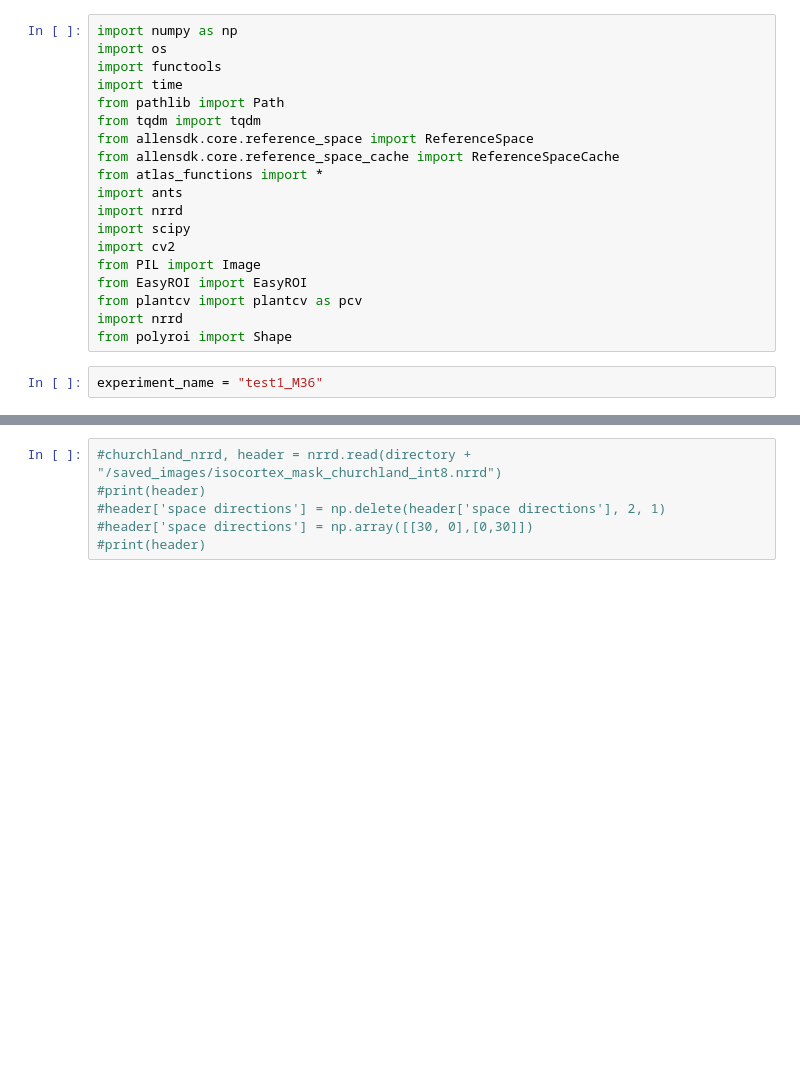
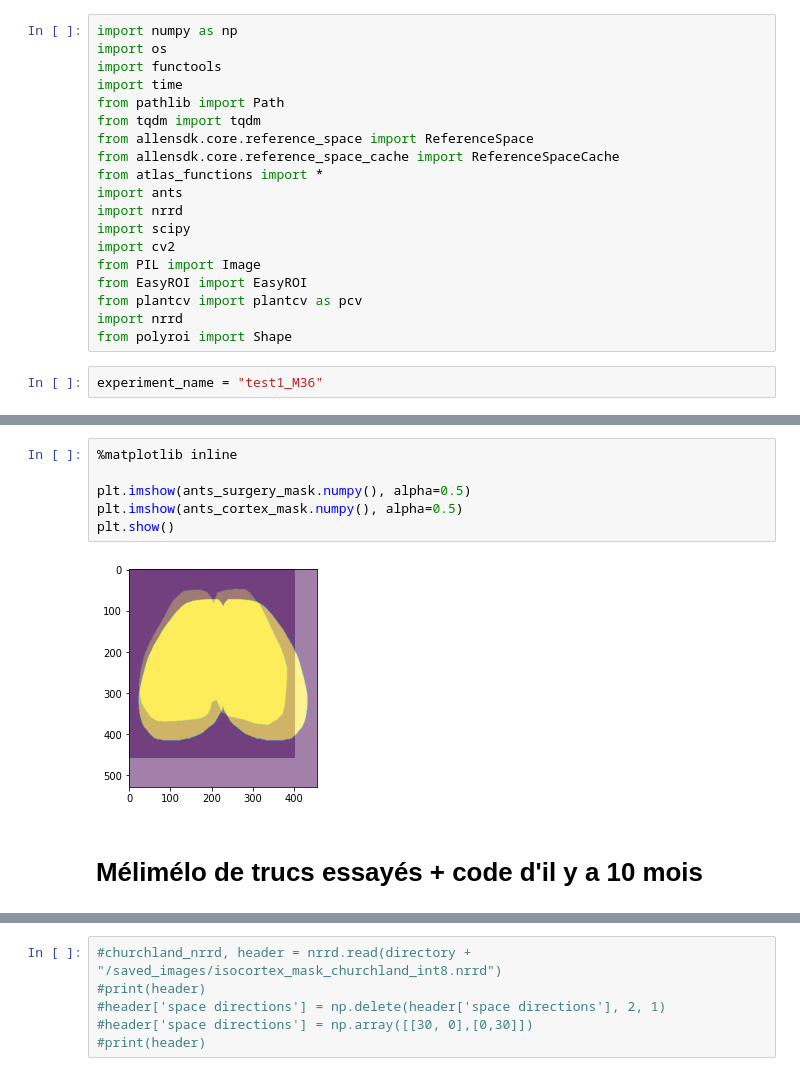
Before and after one commit to vincentpiano123/Atlas, a Jupyter notebook: Jupyter_T&E.ipynb, the cells around one changed output, grey strips where cells are left out. Cells and saved outputs as stored; diff of their text form; blank space fills up the shorter version.

```diff
--- a/Jupyter_T&E.ipynb
+++ b/Jupyter_T&E.ipynb
@@ -187,0 +237,10 @@ tif_to_nrrd("isocortex_churchland_mask_v3.tif")
+# %%
+%matplotlib inline
+
+plt.imshow(ants_surgery_mask.numpy(), alpha=0.5)
+plt.imshow(ants_cortex_mask.numpy(), alpha=0.5)
+plt.show()
+# %% [output]
+[figure, added]
+# %% [markdown]
+# Mélimélo de trucs essayés + code d'il y a 10 mois
```
Also changed, not shown: parts of 80 cells of this notebook, 3 other files.
